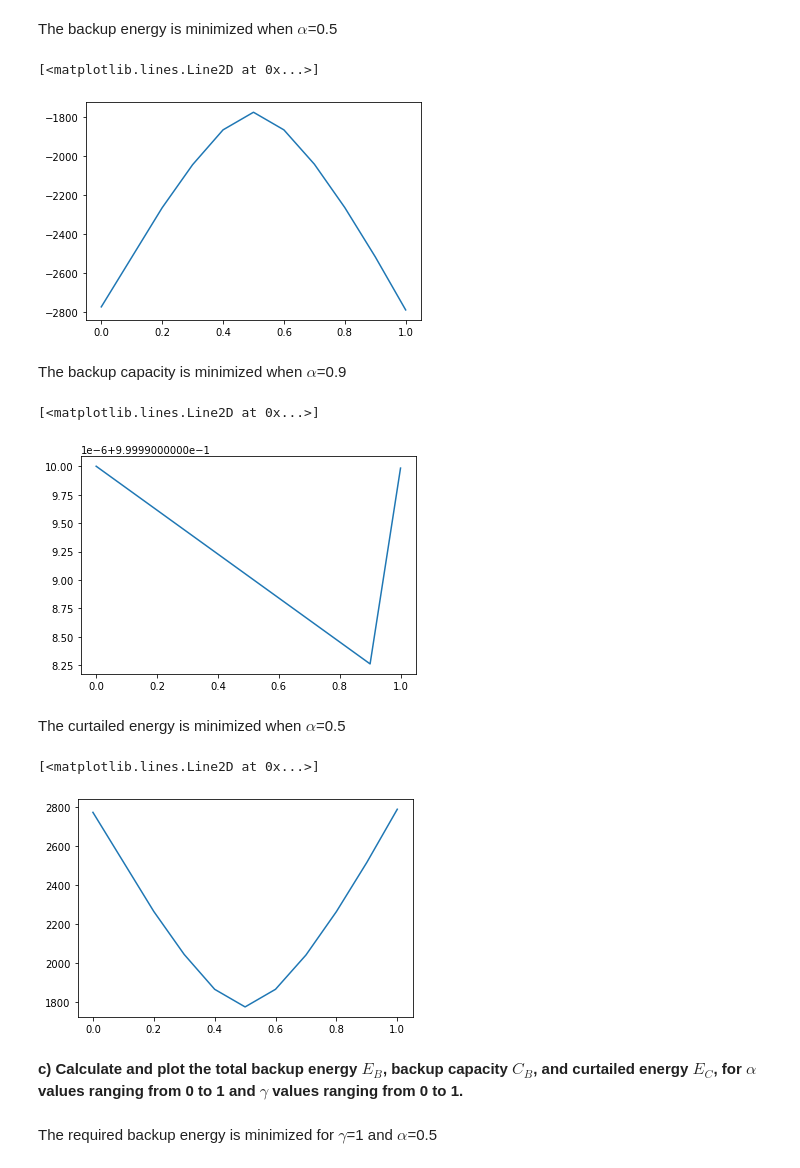
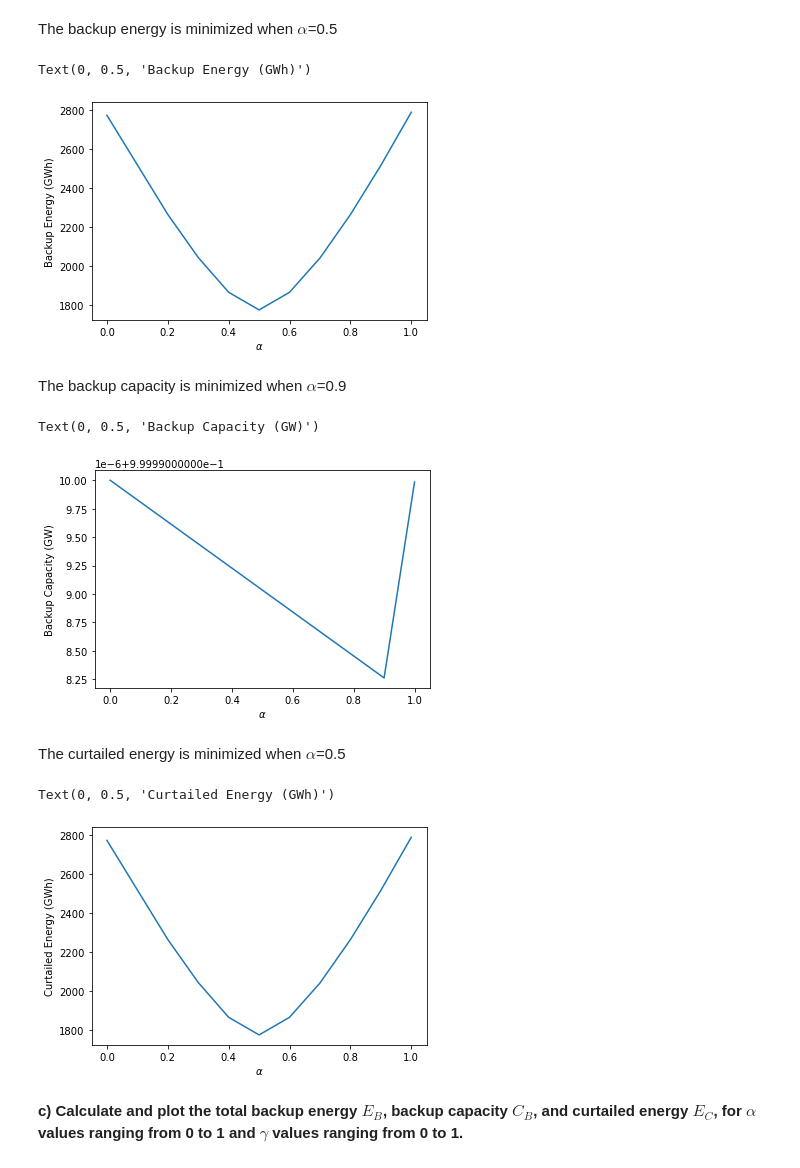
Before and after one commit to martavp/pv-textbook, a Jupyter notebook: Problems/Chapter_14/Problem14.4.ipynb, the cells around one changed output. Cells and saved outputs as stored; diff of their text form; code cells hidden in the pictures.

```diff
--- a/Problems/Chapter_14/Problem14.4.ipynb
+++ b/Problems/Chapter_14/Problem14.4.ipynb
@@ -72,7 +72,7 @@ for alpha in alphas:
     C_W = alpha*L/CF_W
     C_S = (1-alpha)*L/CF_S
     Delta = np.array([C_S*CF_S*(1-np.sin(2*np.pi*t/24))+ C_W*CF_W*(1-np.sin(2*np.pi*t/168.4423))-1 for t in np.arange(0,8759)])
-    E_B = np.sum(Delta[Delta<0])
+    E_B = -np.sum(Delta[Delta<0])
     C_B = np.max(np.abs(Delta[Delta<0]))
     E_C = np.sum(Delta[Delta>0])
     E_B_array.append(E_B)
@@ -81,24 +81,30 @@ for alpha in alphas:
 # %% [markdown]
 The backup energy is minimized when $\alpha$=0.5
 # %%
-plt.plot(alphas,E_B_array)
+plt.plot(alphas, E_B_array)
+plt.xlabel(r'$\alpha$')
+plt.ylabel('Backup Energy (GWh)')
 # %% [output]
-[<matplotlib.lines.Line2D at 0x...>]
+Text(0, 0.5, 'Backup Energy (GWh)')
-[figure, old version]
+[figure, new version]
 # %% [markdown]
 The backup capacity is minimized when $\alpha$=0.9
 # %%
-plt.plot(alphas,C_B_array)
+plt.plot(alphas, C_B_array)
+plt.xlabel(r'$\alpha$')
+plt.ylabel('Backup Capacity (GW)')
 # %% [output]
-[<matplotlib.lines.Line2D at 0x...>]
+Text(0, 0.5, 'Backup Capacity (GW)')
-[figure, old version]
+[figure, new version]
 # %% [markdown]
 The curtailed energy is minimized when $\alpha$=0.5
 # %%
-plt.plot(alphas,E_C_array)
+plt.plot(alphas, E_C_array)
+plt.xlabel(r'$\alpha$')
+plt.ylabel('Curtailed Energy (GWh)')
 # %% [output]
-[<matplotlib.lines.Line2D at 0x...>]
+Text(0, 0.5, 'Curtailed Energy (GWh)')
-[figure, old version]
+[figure, new version]
 # %% [markdown]
 **c) Calculate and plot the total backup energy $E_B$, backup capacity $C_B$, and curtailed energy $E_C$, for $\alpha$ values ranging from 0 to 1 and $\gamma$ values ranging from 0 to 1.**
 # %%
@@ -126,5 +132,3 @@ for gamma in gammas:
     E_B_matrix.append(E_B_array)
     C_B_matrix.append(C_B_array)
     E_C_matrix.append(E_C_array)
-# %% [markdown]
-The required backup energy is minimized for $\gamma$=1 and $\alpha$=0.5
```
Also changed, not shown: parts of 13 cells of this notebook.
